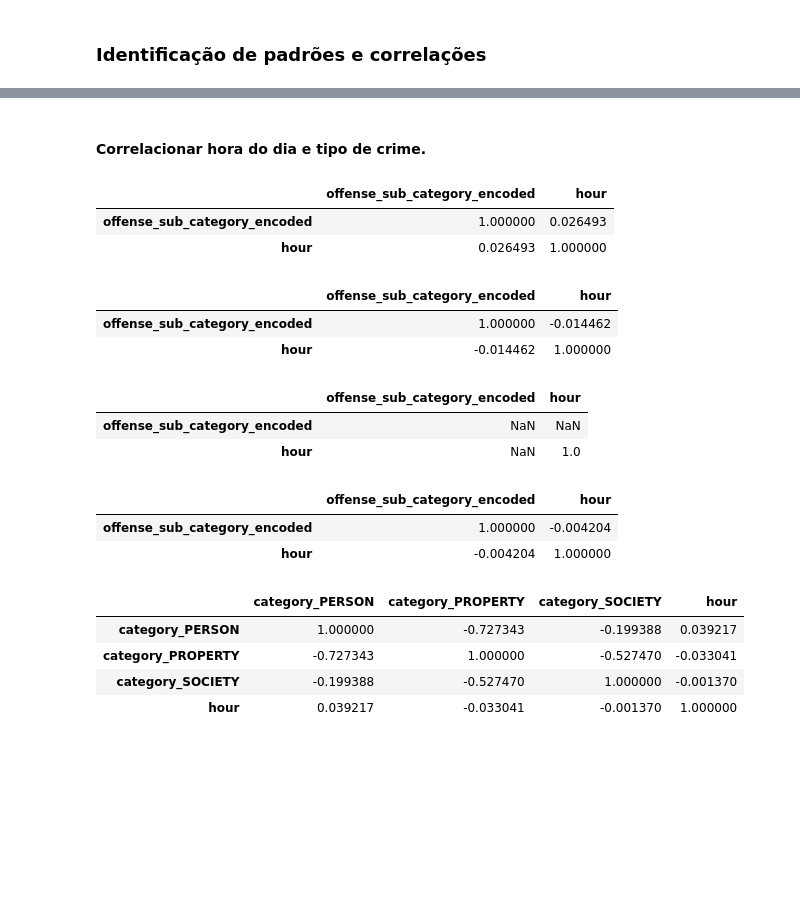
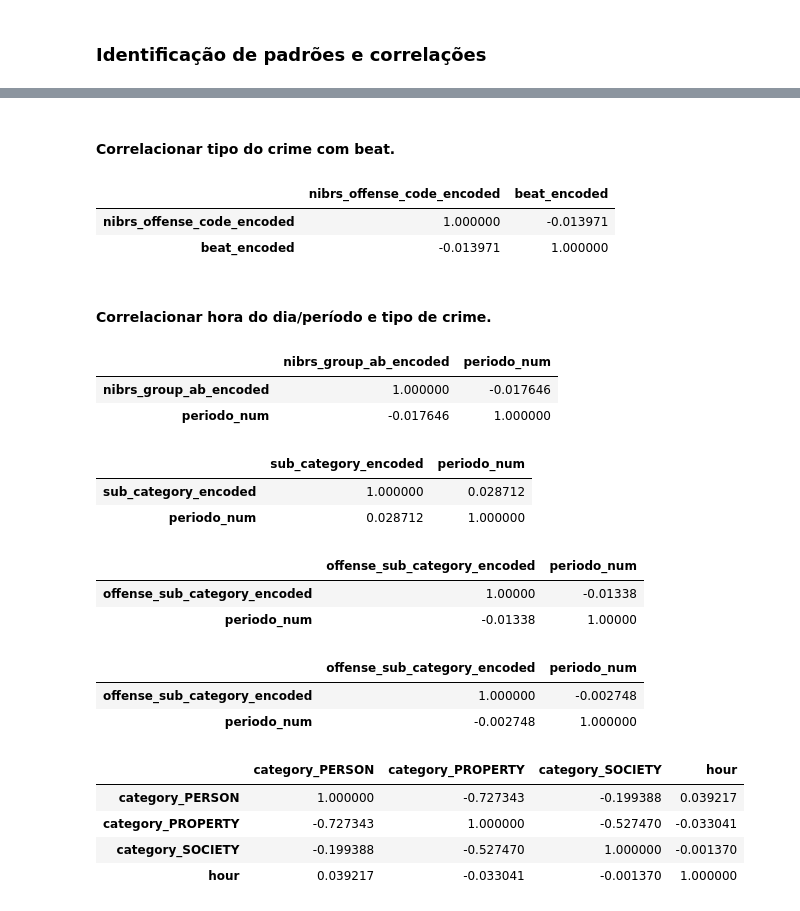
Before and after one commit to talesaraujoc/analise_dados_crimes_seattle, a Jupyter notebook: src/analise_dados.ipynb, the cells around one changed output, grey strips where cells are left out. Cells and saved outputs as stored; diff of their text form; code cells hidden in the pictures; blank space fills up the shorter version.

```diff
--- a/src/analise_dados.ipynb
+++ b/src/analise_dados.ipynb
@@ -59,6 +59,8 @@ def categorizar_periodo(hora):
 
 # Aplicando a função à coluna 'hour'
 dff['periodo'] = dff['hour'].apply(categorizar_periodo)
+
+dff['day_type'] = dff['day_of_week'].apply(lambda x: 'weekend' if x >= 4 else 'business day')
 # %%
 dff_eda = dff.copy()
 # %%
@@ -428,2 +471,15 @@ dff_beat_mais_perigoso = dff_eda[dff_eda['beat']==beat_mais_perigoso]
+# %% [markdown]
+#### Correlacionar tipo do crime com beat.
+# %%
+df_corr = dff_eda.copy()
+
+df_corr['nibrs_offense_code_encoded'] = df_corr['nibrs_offense_code'].astype('category').cat.codes
+df_corr['beat_encoded'] = df_corr['beat'].astype('category').cat.codes
+
+df_corr[['nibrs_offense_code_encoded', 'beat_encoded']].corr()
+# %% [output]
+|  | nibrs_offense_code_encoded | beat_encoded |
+| nibrs_offense_code_encoded | 1.000000 | -0.013971 |
+| beat_encoded | -0.013971 | 1.000000 |
 # %% [markdown]
-#### Correlacionar hora do dia e tipo de crime.
+#### Correlacionar hora do dia/período e tipo de crime.
@@ -430,43 +488,43 @@ dff_beat_mais_perigoso = dff_eda[dff_eda['beat']==beat_mais_perigoso]
+# %%
+df_corr = dff_eda.copy()
+
+df_corr['nibrs_group_ab_encoded'] = df_corr['nibrs group ab'].astype('category').cat.codes
+
+df_corr[['nibrs_group_ab_encoded', 'periodo_num']].corr()
+# %% [output]
+|  | nibrs_group_ab_encoded | periodo_num |
+| nibrs_group_ab_encoded | 1.000000 | -0.017646 |
+| periodo_num | -0.017646 | 1.000000 |
+# %%
+df_corr = dff_eda.copy()
+
+df_corr['sub_category_encoded'] = df_corr['offense sub category'].astype('category').cat.codes
+
+df_corr[['sub_category_encoded', 'periodo_num']].corr()
+# %% [output]
+|  | sub_category_encoded | periodo_num |
+| sub_category_encoded | 1.000000 | 0.028712 |
+| periodo_num | 0.028712 | 1.000000 |
 # %%
-df_corr = dff_eda.copy()
+df_corr = dff_principais_crimes.copy()
 
 df_corr['offense_sub_category_encoded'] = df_corr['offense sub category'].astype('category').cat.codes
 
-df_corr[['offense_sub_category_encoded', 'hour']].corr()
+df_corr[['offense_sub_category_encoded', 'periodo_num']].corr()
 # %% [output]
-|  | offense_sub_category_encoded | hour |
-| offense_sub_category_encoded | 1.000000 | 0.026493 |
-| hour | 0.026493 | 1.000000 |
+|  | offense_sub_category_encoded | periodo_num |
+| offense_sub_category_encoded | 1.00000 | -0.01338 |
+| periodo_num | -0.01338 | 1.00000 |
 # %%
-df_corr = dff_principais_crimes.copy()
+df_corr = dff_beat_mais_perigoso.copy()
 
 df_corr['offense_sub_category_encoded'] = df_corr['offense sub category'].astype('category').cat.codes
 
-df_corr[['offense_sub_category_encoded', 'hour']].corr()
+df_corr[['offense_sub_category_encoded', 'periodo_num']].corr()
 # %% [output]
-|  | offense_sub_category_encoded | hour |
-| offense_sub_category_encoded | 1.000000 | -0.014462 |
-| hour | -0.014462 | 1.000000 |
+|  | offense_sub_category_encoded | periodo_num |
+| offense_sub_category_encoded | 1.000000 | -0.002748 |
+| periodo_num | -0.002748 | 1.000000 |
-# %%
-df_corr = dff_crime_mais_frequente.copy()
-
-df_corr['offense_sub_category_encoded'] = df_corr['offense sub category'].astype('category').cat.codes
-
-df_corr[['offense_sub_category_encoded', 'hour']].corr()
-# %% [output]
-|  | offense_sub_category_encoded | hour |
-| offense_sub_category_encoded | NaN | NaN |
-| hour | NaN | 1.0 |
-# %%
-df_corr = dff_beat_mais_perigoso.copy()
-
-df_corr['offense_sub_category_encoded'] = df_corr['offense sub category'].astype('category').cat.codes
-
-df_corr[['offense_sub_category_encoded', 'hour']].corr()
-# %% [output]
-|  | offense_sub_category_encoded | hour |
-| offense_sub_category_encoded | 1.000000 | -0.004204 |
-| hour | -0.004204 | 1.000000 |
 # %%
 df_dummies = pd.get_dummies(dff_eda['nibrs crime against category'], prefix='category')
 
```
Also changed, not shown: parts of 35 cells of this notebook.
